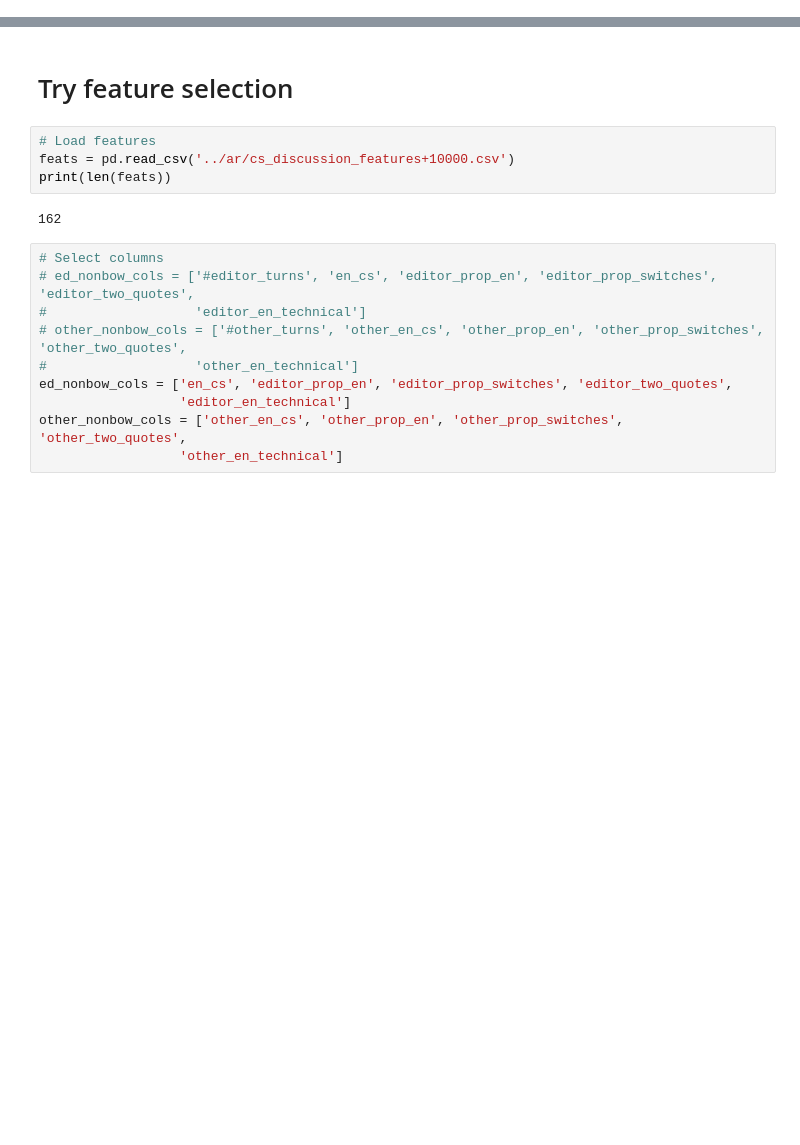
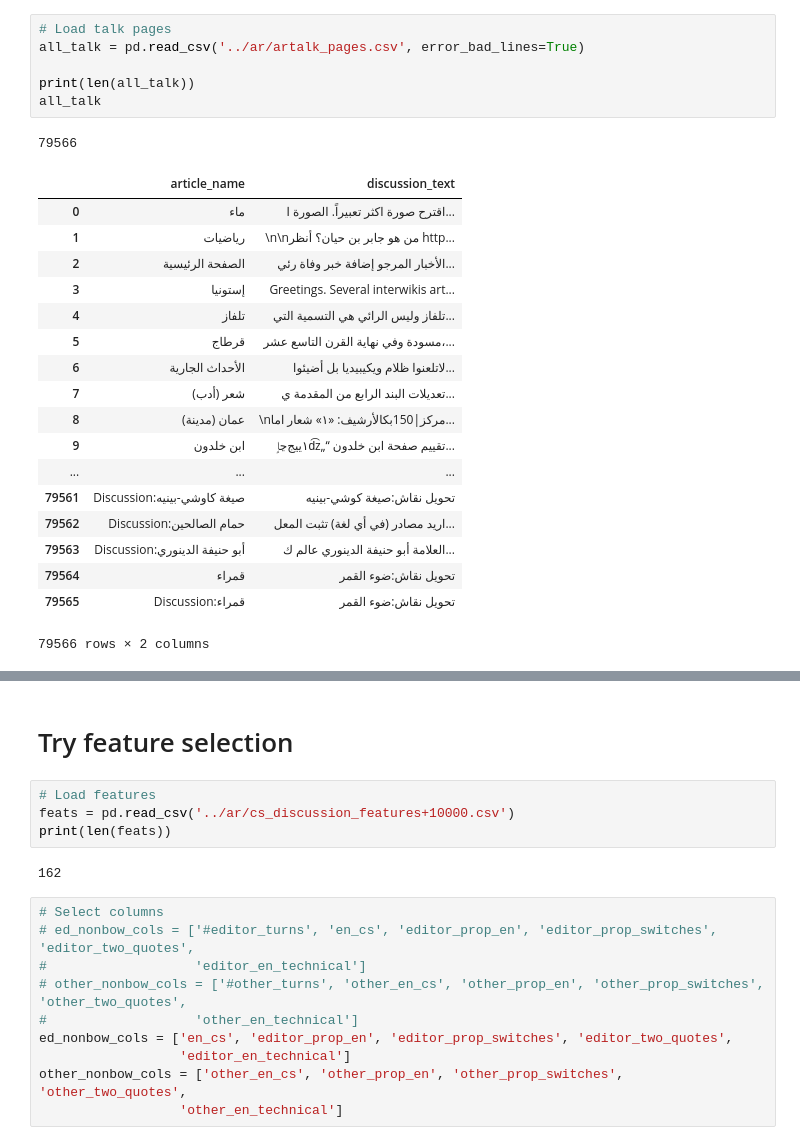
Before and after one commit to michaelmilleryoder/wikipedia-research-ipynb, a Jupyter notebook: ar.ipynb, the cells around one changed output, grey strips where cells are left out. Cells and saved outputs as stored; diff of their text form; blank space fills up the shorter version.

```diff
--- a/ar.ipynb
+++ b/ar.ipynb
@@ -22,0 +270,26 @@ import math
+# %%
+# Load talk pages
+all_talk = pd.read_csv('../ar/artalk_pages.csv', error_bad_lines=True)
+
+print(len(all_talk))
+all_talk
+# %% [output]
+79566
+|  | article_name | discussion_text |
+| 0 | ماء | اقترح صورة اكثر تعبيراً. الصورة ا... |
+| 1 | رياضيات | \n\nمن هو جابر بن حيان؟ أنظر http... |
+| 2 | الصفحة الرئيسية | الأخبار المرجو إضافة خبر وفاة رئي... |
+| 3 | إستونيا | Greetings. Several interwikis art... |
+| 4 | تلفاز | تلفاز وليس الرائي هي التسمية التي... |
+| 5 | قرطاج | مسودة وفي نهاية القرن التاسع عشر،... |
+| 6 | الأحداث الجارية | لاتلعنوا ظلام ويكيبيديا بل أضيئوا... |
+| 7 | شعر (أدب) | تعديلات البند الرابع من المقدمة ي... |
+| 8 | عمان (مدينة) | \nمركز|150بكالأرشيف: «۱» شعار اما... |
+| 9 | ابن خلدون | ١ييج‌ڃٳd͡z„“ تقييم صفحة ابن خلدون... |
+| ... | ... | ... |
+| 79561 | Discussion:صيغة كاوشي-بينيه | تحويل نقاش:صيغة كوشي-بينيه |
+| 79562 | Discussion:حمام الصالحين | اريد مصادر (في أي لغة) تثبت المعل... |
+| 79563 | Discussion:أبو حنيفة الدينوري | العلامة أبو حنيفة الدينوري عالم ك... |
+| 79564 | قمراء | تحويل نقاش:ضوء القمر |
+| 79565 | Discussion:قمراء | تحويل نقاش:ضوء القمر |
+79566 rows × 2 columns
```
Also changed, not shown: parts of 32 cells of this notebook, 4 other files.
